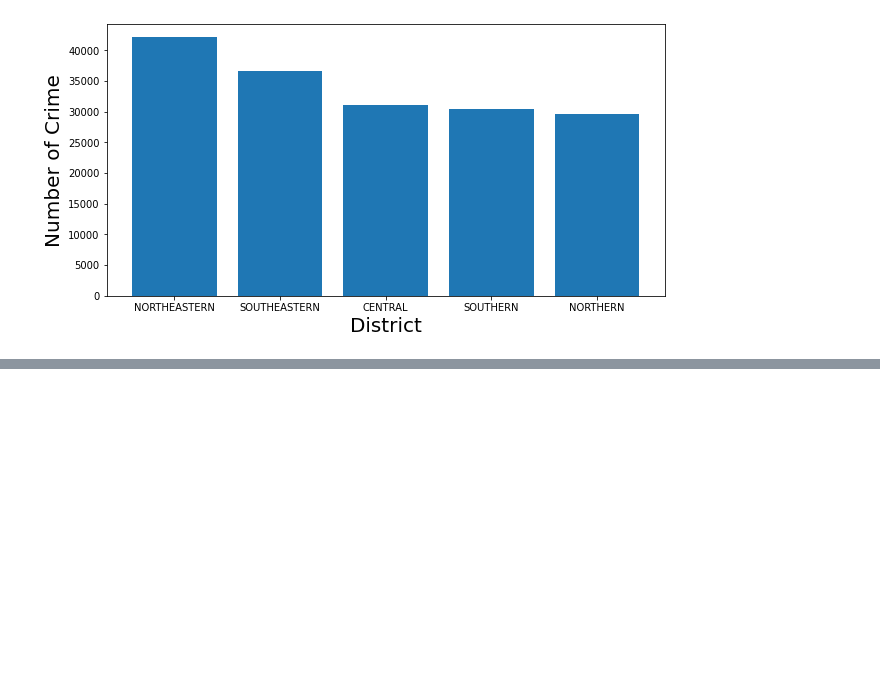
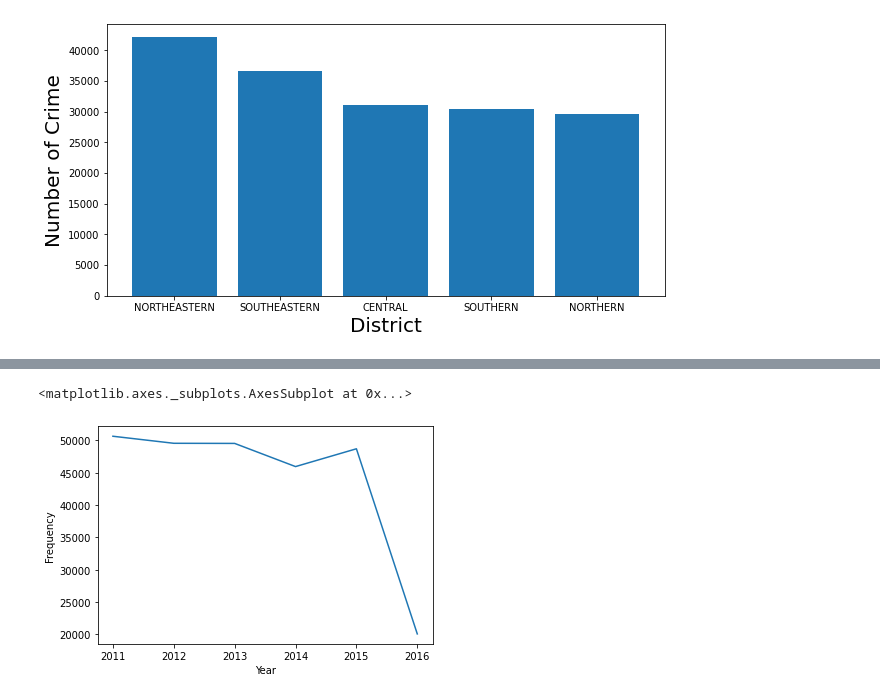
Before and after one commit to Abhishek4848/Homicide_Data_Analysis, a Jupyter notebook: homicide_analysis.ipynb, the cells around one changed output, grey strips where cells are left out. Cells and saved outputs as stored; diff of their text form; code cells hidden in the pictures; blank space fills up the shorter version.

```diff
--- a/homicide_analysis.ipynb
+++ b/homicide_analysis.ipynb
@@ -178,0 +159,27 @@ AttributeError: ignored
+# %%
+_2011=[]
+_2012=[]
+_2013=[]
+_2014=[]
+_2015=[]
+_2016=[]
+df["CrimeDate"] = pd.to_datetime(df["CrimeDate"])
+for i in (df['CrimeDate']):
+  year= i.year
+  if (year == 2011):
+    _2011.append(i)
+  if (year == 2012):
+    _2012.append(i)
+  if (year == 2013):
+    _2013.append(i)
+  if (year == 2014):
+    _2014.append(i)
+  if (year == 2015):
+    _2015.append(i)
+  if (year == 2016):
+    _2016.append(i)
+# %%
+data =[['2011',len(_2011)],['2012',len(_2012)],['2013',len(_2013)],['2014',len(_2014)],['2015',len(_2015)],['2016',len(_2016)]]
+crimeRate = pd.DataFrame(data)
+crimeRate.columns = ['Year','Frequency']
+crimeRate
@@ -178,0 +194,5 @@ AttributeError: ignored
+# %%
+sns.lineplot(data=crimeRate, x="Year", y = "Frequency")
+# %% [output]
+<matplotlib.axes._subplots.AxesSubplot at 0x...>
+[figure, added]
```
Also changed, not shown: parts of 6 cells of this notebook.
